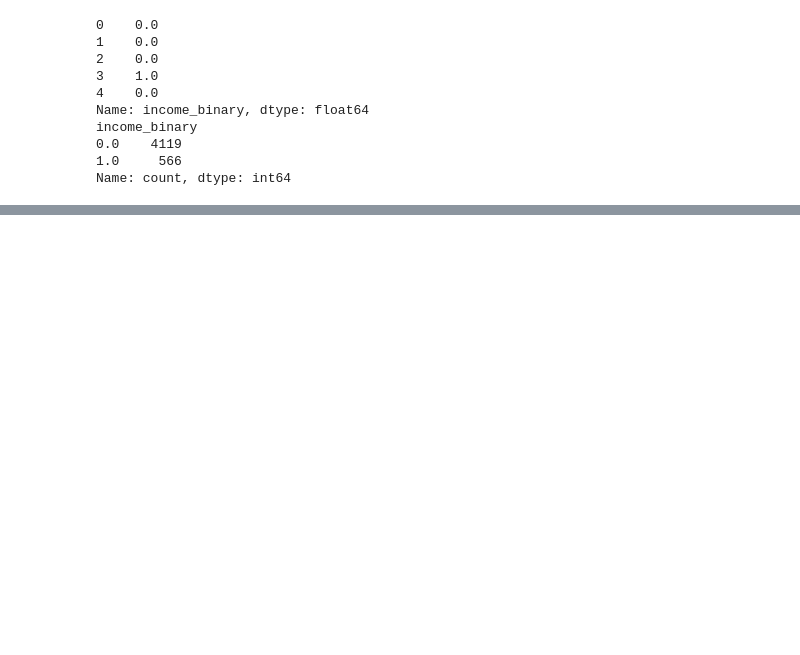
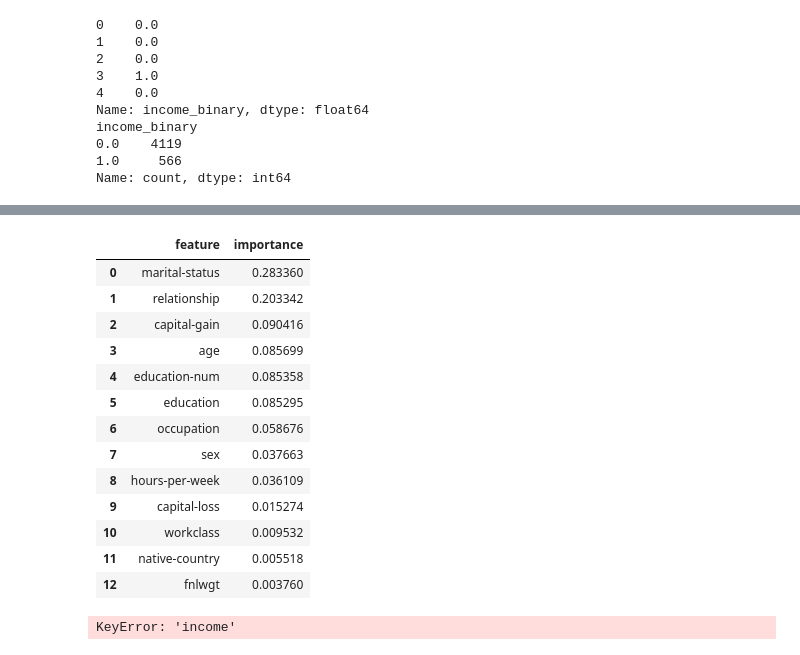
Before and after one commit to Kyle-Briggs8/Research1, a Jupyter notebook: test.ipynb, the cells around one changed output, grey strips where cells are left out. Saved outputs shown, nothing was run; the diff lists cells and outputs as text; code cells hidden in the pictures; blank space fills up the shorter version.

```diff
--- a/test.ipynb
+++ b/test.ipynb
@@ -433,0 +623,41 @@ evaluate_rf_depths(df_native)
+# %%
+
+imp_df = rf_feature_importance_on_subset(
+    df_white,
+    target_col='income_binary',
+    drop_cols=('race',),
+    max_depth=8,
+    random_state=0,
+    aggregate_ohe=True
+)
+imp_df.head(20)
+# %% [output]
+|  | feature | importance |
+| 0 | marital-status | 0.283360 |
+| 1 | relationship | 0.203342 |
+| 2 | capital-gain | 0.090416 |
+| 3 | age | 0.085699 |
+| 4 | education-num | 0.085358 |
+| 5 | education | 0.085295 |
+| 6 | occupation | 0.058676 |
+| 7 | sex | 0.037663 |
+| 8 | hours-per-week | 0.036109 |
+| 9 | capital-loss | 0.015274 |
+| 10 | workclass | 0.009532 |
+| 11 | native-country | 0.005518 |
+| 12 | fnlwgt | 0.003760 |
+# %%
+import numpy as np
+import pandas as pd
+
+# changes all of the income into 1 and 0 based on if over 50k or if less than
+df_full = df
+full_gt = df_full['income'].astype(str).str.contains(r'>\s*50\s*K?', case=False, na=False)
+full_le = df_full['income'].astype(str).str.contains(r'<=\s*50\s*K?', case=False, na=False)
+df_full['income_binary'] = np.select([full_gt, full_le], [1, 0], default=np.nan)  # or default=0 if you prefer
+print(df_full['income_binary'].head())
+print(df_full['income_binary'].value_counts(dropna=False))
+df_full.head()
+df_full.drop(columns=['income'], inplace=True)
+# %% [output]
+KeyError: 'income'
```
Also changed, not shown: parts of 11 cells of this notebook, 1 other file.
